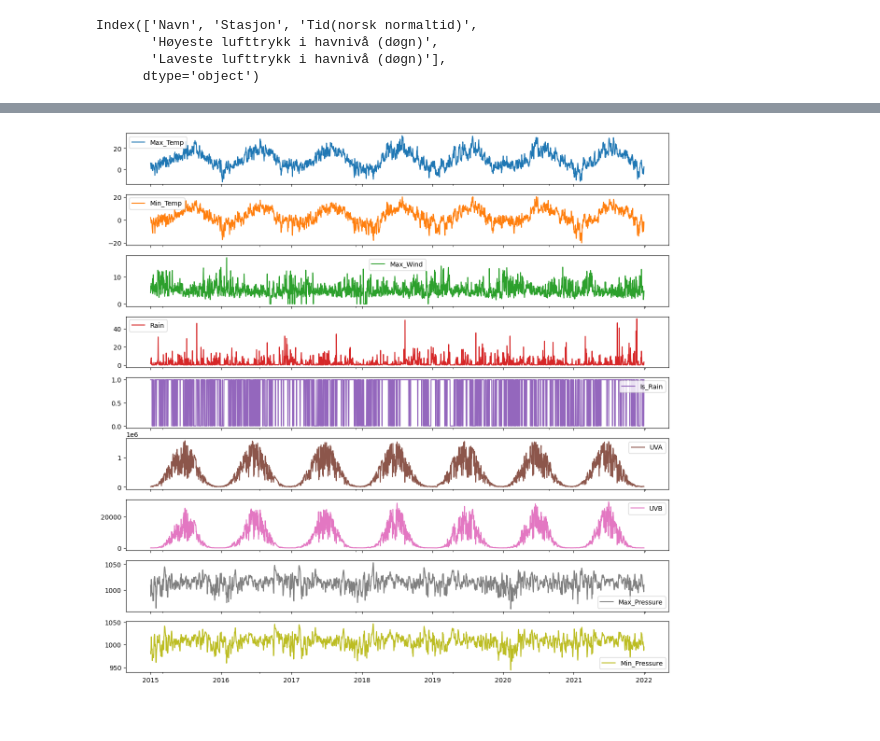
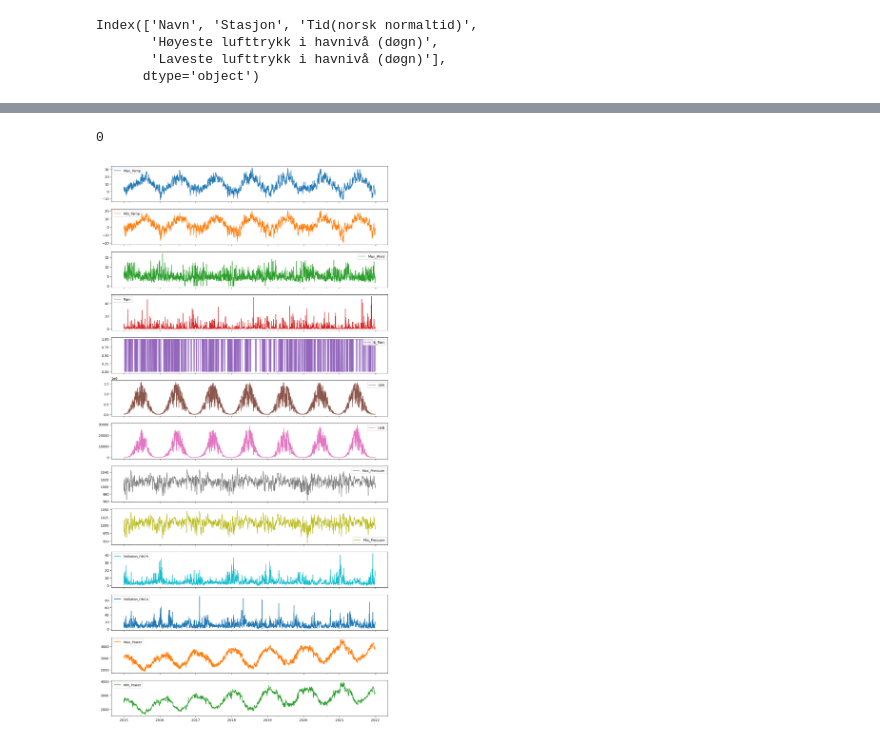
Before and after one commit to vrognaas/MET2010_Prosjektoppgave, a Jupyter notebook: Prosjektoppgave.ipynb, the cells around one changed output, grey strips where cells are left out. Saved outputs shown, nothing was run; the diff lists cells and outputs as text; code cells hidden in the pictures.

```diff
--- a/Prosjektoppgave.ipynb
+++ b/Prosjektoppgave.ipynb
@@ -110,3 +152,15 @@ weather.tail()
+# %%
+pollution['Elgeseter PM2.5 µg/m³ Day'].fillna(pollution['Torvet PM2.5 µg/m³ Day'], inplace=True)
+pollution['Elgeseter PM2.5 µg/m³ Day'].fillna(pollution['Bakke kirke PM2.5 µg/m³ Day'], inplace=True)
+pollution['Elgeseter PM2.5 µg/m³ Day'].fillna(pollution['Åsveien skole PM2.5 µg/m³ Day'], inplace=True)
+pollution["Elgeseter PM2.5 µg/m³ Day"] = (pollution["Elgeseter PM2.5 µg/m³ Day"].ffill()+pollution["Elgeseter PM2.5 µg/m³ Day"].bfill())/2
+pollution["Elgeseter PM2.5 µg/m³ Day"].ffill(inplace=True)
+print(pollution["Elgeseter PM2.5 µg/m³ Day"].isna().sum())
+# %% [output]
+0
+# %%
+weather["Pollution_PM25"] = pollution["Elgeseter PM2.5 µg/m³ Day"].to_numpy()
+weather["Pollution_PM10"] = pollution["Elgeseter PM10 µg/m³ Day"].to_numpy()
 # %%
 power2015 = pd.read_csv("data/poweruse_2015.csv")
 power2016 = pd.read_csv("data/poweruse_2016.csv")
@@ -125,12 +179,12 @@ daily_power.drop(daily_power.head(3).index,inplace=True)
 daily_power.drop(daily_power.tail(2).index,inplace=True)
 daily_power.reset_index(inplace=True)
 # %%
-weather_power_use = weather.copy()
+weather_power = weather.copy()
 # %%
-weather_power_use["Max_Power"] = daily_power["Max Total Load [MW] - BZN|NO3"].to_numpy()
-weather_power_use["Min_Power"] = daily_power["Min Total Load [MW] - BZN|NO3"].to_numpy()
+weather_power["Max_Power"] = daily_power["Max Total Load [MW] - BZN|NO3"].to_numpy()
+weather_power["Min_Power"] = daily_power["Min Total Load [MW] - BZN|NO3"].to_numpy()
 # %%
-weather.plot(subplots = True, figsize=(15,15))
+weather_power.plot(subplots = True, figsize=(15,30))
 plt.show()
 # %% [output]
-[figure, old version]
+[figure, new version]
```
Also changed, not shown: parts of 9 cells of this notebook.
